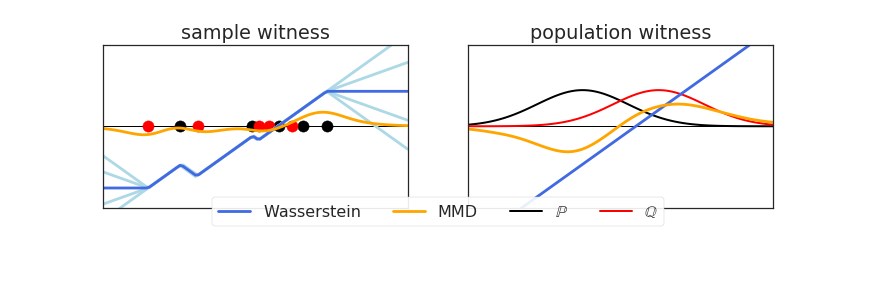
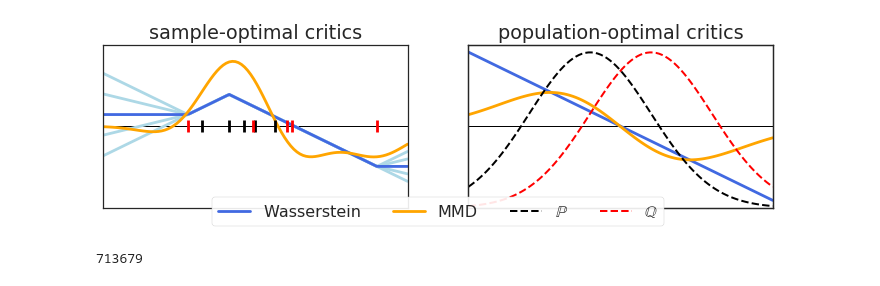
Before and after one commit to fagan2888/mmd-gans-poster, a Jupyter notebook: witness.ipynb, the cells around one changed output. Cells and saved outputs as stored; diff of their text form; code cells hidden in the pictures.

```diff
--- a/witness.ipynb
+++ b/witness.ipynb
@@ -21,7 +21,7 @@ def get_W_witness_spectrum(P, Q):
             z[j] = -1
             A_ub.append(z)
             b_ub.append(np.abs(X[i] - X[j]))
-    res = linprog(c=c, A_ub=A_ub, b_ub=b_ub, method='interior-point')
+    res = linprog(c=c, A_ub=A_ub, b_ub=b_ub, method='simplex')# method='interior-point')
     a = res['x']
 
     def witness_spectrum(x):
@@ -31,71 +31,91 @@ def get_W_witness_spectrum(P, Q):
         return one, two
     return witness_spectrum
 # %%
-def rq(x, y):
-    return (1 + 3*(x-y)**2)**(-2)
+from sklearn.metrics.pairwise import rbf_kernel
+from functools import partial
 
-def get_MMD_witness(P, Q, kernel=rq):
+# def rq(x, y):
+#     return (1 + 3*(x-y)**2)**(-2)
+
+def get_MMD_witness(P, Q, kernel=partial(rbf_kernel, gamma=1/(2 * .05**2))):
     def witness(x):
-        kP = kernel(x[:, np.newaxis], P[np.newaxis, :]).mean(axis=1)
-        kQ = kernel(x[:, np.newaxis], Q[np.newaxis, :]).mean(axis=1)
+        kP = kernel(x[:, np.newaxis], P[:, np.newaxis]).mean(axis=1)
+        kQ = kernel(x[:, np.newaxis], Q[:, np.newaxis]).mean(axis=1)
         return kP - kQ
     return witness
 # %%
-np.random.seed(6)
-ns = [5, 70]
+# seed = np.random.randint(2**20)
+seed = 713679
+rs = np.random.RandomState(seed=seed)
+ns = [5, 100_000]
 Ps = []
 Qs = []
+
+mp = -.1
+mq = -mp
+sp = np.abs(mp - mq)
+sq = sp
+bw = np.abs(mp - mq) / 2
+
 for n in ns:
-    Ps.append(np.random.normal(loc= .5, scale=.6, size=n))
-    Qs.append(np.random.normal(loc=-.5, scale=.6, size=n))
+    Ps.append(rs.normal(loc=mp, scale=sp, size=n))
+    Qs.append(rs.normal(loc=mq, scale=sq, size=n))
 
-xx = np.linspace(-2, 2, 100)
+r = 2
+xx = np.linspace(min(mp - r * sp, mq - r * sq),
+                 max(mp + r * sp, mq + r * sq), 100)
 
-mmd_wits = [get_MMD_witness(P, Q)(xx) for P, Q in zip(Ps, Qs)]
+gamma = 1 / (2 * bw**2)
+mmd_wits = [get_MMD_witness(P, Q, kernel=partial(rbf_kernel, gamma=gamma))(xx)
+            for P, Q in zip(Ps, Qs)]
 
 W_wit_spectra = np.array([
     get_W_witness_spectrum(Ps[0], Qs[0])(xx),
-    ((-1 if Ps[1].mean() < Qs[1].mean() else 1) * xx,) * 2,
+    ((-1 if mp < mq else 1) * xx,) * 2,
 ])
-W_wit_spectra -= W_wit_spectra.mean(axis=(1, 2), keepdims=True) + .2
-
+W_wit_spectra -= W_wit_spectra.mean(axis=(1, 2), keepdims=True)
 
 
 
 fig, axes = plt.subplots(1, 2, sharex=True, sharey=True, figsize=(12, 3))
 
 axes[0].axhline(0, color='k', ls='-', lw=1, zorder=-99)
 axes[1].axhline(0, color='k', ls='-', lw=1, zorder=-99)
 
-axes[0].scatter(Ps[0], np.zeros(ns[0]), color='black')#, label='$X \sim \mathbb{P}^n$')
-axes[0].scatter(Qs[0], np.zeros(ns[0]), color='red'  )#, label='$Y \sim \mathbb{Q}^n$')
+axes[0].scatter(Ps[0], np.zeros(ns[0]), color='black', marker='|', zorder=50)#, label='$X \sim \mathbb{P}^n$')
+axes[0].scatter(Qs[0], np.zeros(ns[0]), color='red'  , marker='|', zorder=50)#, label='$Y \sim \mathbb{Q}^n$')
 
-axes[1].plot(xx, norm.pdf(xx, loc=-.5, scale=.6), color='black', label='$\mathbb{P}$', lw=2)
-axes[1].plot(xx, norm.pdf(xx, loc= .5, scale=.6), color='red'  , label='$\mathbb{Q}$', lw=2)
+a = axes[1].twinx()
+a.plot(xx, norm.pdf(xx, loc=mp, scale=sp), color='black', label='$\mathbb{P}$', lw=2, ls='--')
+a.plot(xx, norm.pdf(xx, loc=mq, scale=sq), color='red'  , label='$\mathbb{Q}$', lw=2, ls='--')
+a.set_ylim(0, a.get_ylim()[1])
+a.set_yticks([])
 
 a, b = W_wit_spectra[0]
 for j in range(5):
     r = j / 4.
     if not np.allclose(r, .5):
         axes[0].plot(xx, r * W_wit_spectra[0][0] + (1-r) * W_wit_spectra[0][1], color='lightblue')
 
 axes[0].plot(xx, .5 * W_wit_spectra[0][0] + .5 * W_wit_spectra[0][1], color='royalblue', label='Wasserstein')
 axes[0].plot(xx, mmd_wits[0], color='orange', label='MMD')
 
 axes[1].plot(xx, .5 * W_wit_spectra[1][0] + .5 * W_wit_spectra[1][1], color='royalblue', label='Wasserstein')
 axes[1].plot(xx, mmd_wits[1], color='orange', label='MMD')
 
-plt.xlim(-2, 2)
-plt.ylim(-1.5, 1.5)
+plt.xlim(xx[0], xx[-1])
+# plt.ylim(xx[0] * 2/3, xx[-1] * 2/3)
 axes[0].set_xticks([])
 axes[0].set_yticks([])
 
-axes[0].set_title('sample witness')
-axes[1].set_title('population witness')
+axes[0].set_title('sample-optimal critics')
+axes[1].set_title('population-optimal critics')
 
 plt.figlegend(loc='lower center', ncol=4, frameon=True, framealpha=.9)
 plt.show()
 
 fig.savefig('figs/witness.pdf', bbox_inches='tight', pad_inches=0.01)
+seed
 # %% [output]
-[figure, old version]
+[figure, new version]
+713679
```
Also changed, not shown: 4 other files.
